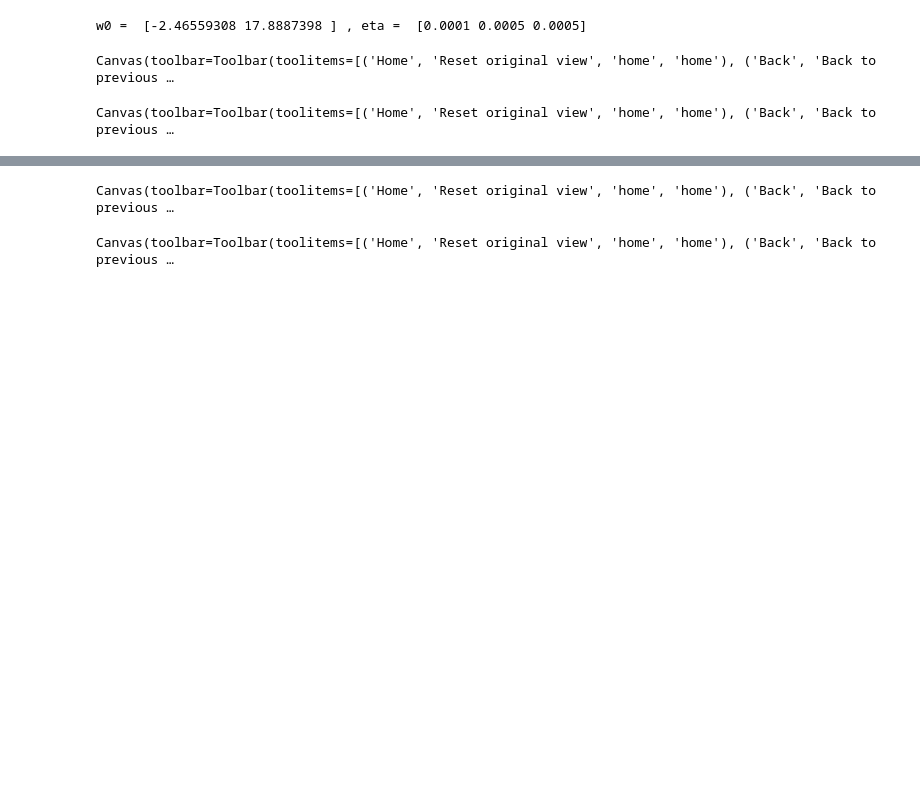
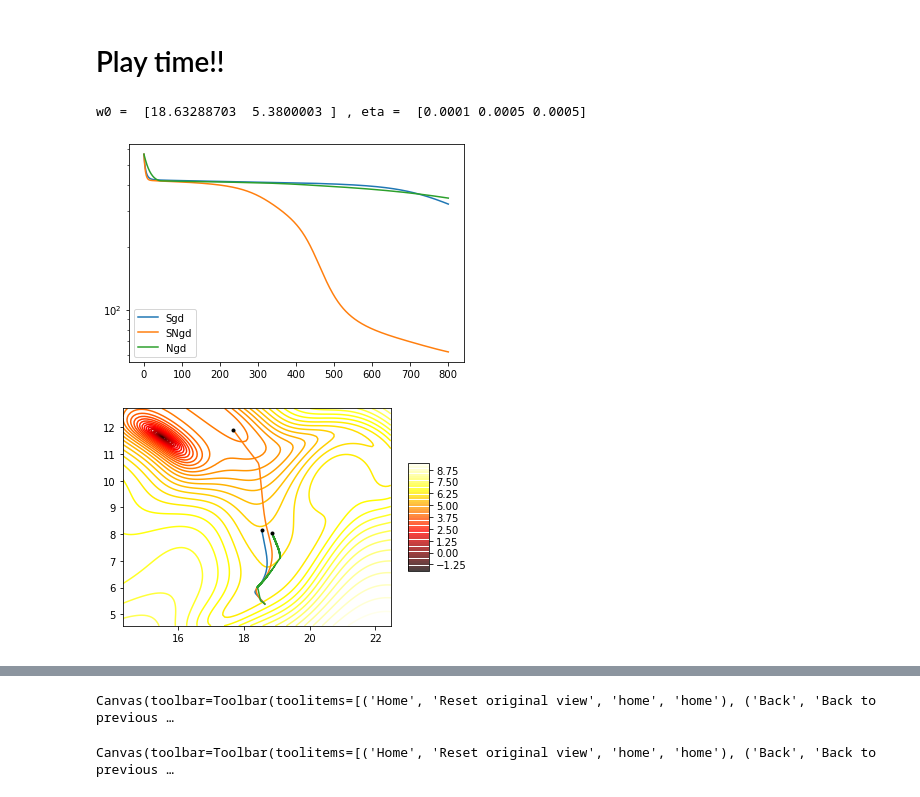
Before and after one commit to bhoov/ngd-vis, a Jupyter notebook: notebook/NGD_update.ipynb, the cells around one changed output, grey strips where cells are left out. Saved outputs shown, nothing was run; the diff lists cells and outputs as text; code cells hidden in the pictures; blank space fills up the shorter version.

```diff
--- a/notebook/NGD_update.ipynb
+++ b/notebook/NGD_update.ipynb
@@ -38,28 +31,29 @@ def get_orth_matrix(S):
     Cos, Sin = np.cos(theta), np.sin(theta)
     return np.array([[Cos, -Sin], [Sin, Cos]])
 # %%
-
 def run_exp(fnc, w0, qs, etas, iter = 100):
     w_alls = []; l_alls = []; w_mins = []; w_maxs = []
+
     for q, eta in zip(qs, etas):
-    #     print(q, eta )
         w = w0.copy()
         w_all = [w.copy()]
         for _ in range(iter):
             loss, err, jac = fnc(w, freq = None, amp = None, py = np)
-
             w = update_w(w, err, jac, eta = eta, q=q)
             w_all.append(w.copy())
 
         w_all = np.stack(w_all,axis=1)
-
         l_all, _, _ = fnc(w_all)
-        w_alls.append(w_all)
-        l_alls.append(l_all)
-        w_mins.append(w_all.min(axis=1))
-        w_maxs.append(w_all.max(axis=1))
+        w_alls.append(w_all);        l_alls.append(l_all);        w_mins.append(w_all.min(axis=1));        w_maxs.append(w_all.max(axis=1))
 
     return l_alls, w_alls, (w_mins, w_maxs)
+
+
+def plot_all (l_alls, w_alls, w_range, w0, eta_s, legend):
+    print('w0 = ', w0, ', eta = ', eta_s)
+    plot_losses(l_alls, legend)
+    x_grid, y_grid = get_plot_grid(w_range, n_grid = 101)
+    plot_3d(landscape, x_grid, y_grid, w_all = w_alls) # zlim=[40,200]
 
 
 def get_plot_grid(w_range, n_grid = 101):
@@ -72,10 +66,12 @@ def get_plot_grid(w_range, n_grid = 101):
     y_grid = np.linspace(cent[1]-dif,cent[1]+dif, n_grid)
     return x_grid, y_grid
 
-def plot_losses(l_alls):
+def plot_losses(l_alls, legend):
     plt.figure();
     for l in l_alls:
         plt.semilogy(l);
+
+    plt.legend(legend)
     plt.show()
 # %%
 def plot_3d(fnc,  x0, y0 = None, zlim = None, w_all = None):
@@ -201,20 +196,20 @@ def landscape_core(x, freq, a, py):
         Jacobian = None
 
     return output, Jacobian
+# %% [markdown]
+# Play time!!
 # %%
+legend = ['Sgd', 'SNgd', 'Ngd']
 q_s = [0.0, 0.5, 1.0]
 eta_s = np.array([0.0004, 0.002, 0.002])/4
 w0 = np.random.randn(2)*9 + np.array([8,8])
 
 l_alls, w_alls, w_range = run_exp(landscape, w0, q_s, eta_s, iter = 800 )
 
-print('w0 = ', w0, ', eta = ', eta_s)
-plot_losses(l_alls)
-x_grid, y_grid = get_plot_grid(w_range, n_grid = 101)
-plot_3d(landscape, x_grid, y_grid, w_all = w_alls) # zlim=[40,200]
+plot_all (l_alls, w_alls, w_range, w0, eta_s, legend )
 # %% [output]
-w0 =  [-2.46559308 17.8887398 ] , eta =  [0.0001 0.0005 0.0005]
+w0 =  [18.63288703  5.3800003 ] , eta =  [0.0001 0.0005 0.0005]
-Canvas(toolbar=Toolbar(toolitems=[('Home', 'Reset original view', 'home', 'home'), ('Back', 'Back to previous …
-Canvas(toolbar=Toolbar(toolitems=[('Home', 'Reset original view', 'home', 'home'), ('Back', 'Back to previous …
+[figure, added]
+[figure, added]
 # %%
 # %% [output]
```
Also changed, not shown: parts of 4 cells of this notebook.
